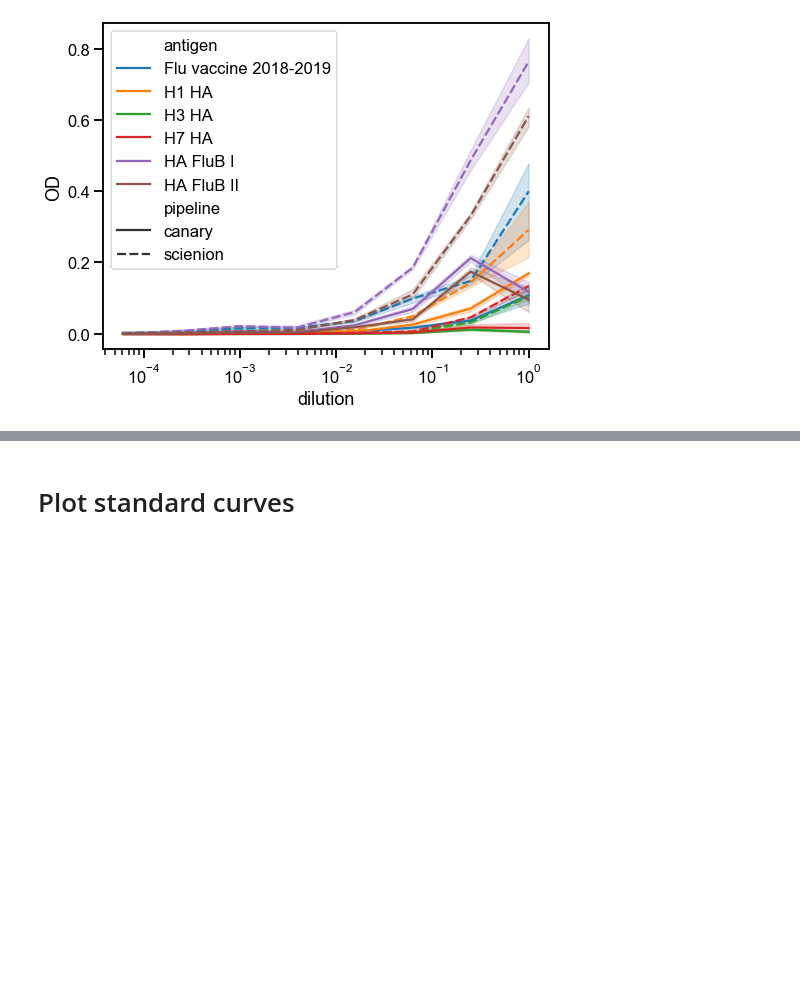
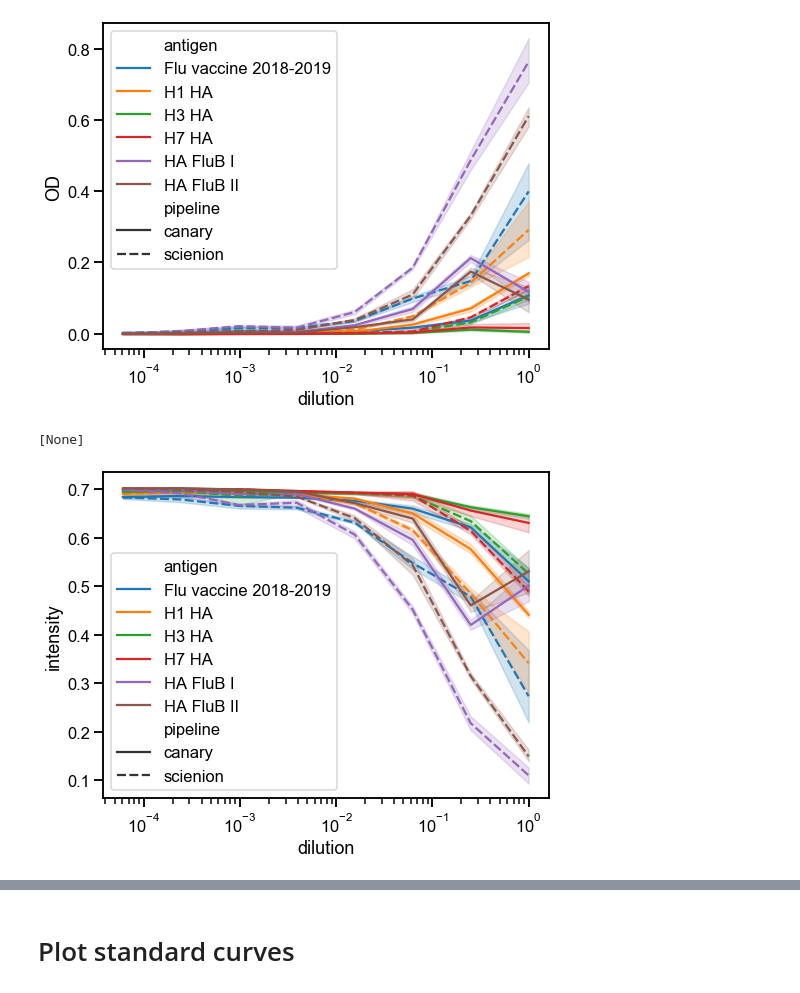
Before and after one commit to mehta-lab/multiSero, a Jupyter notebook: notebooks_interpretation/20200330_March25_flutasteplate_1/FluPlateInterpretationV4_smg.ipynb, the cells around one changed output, grey strips where cells are left out. Saved outputs shown, nothing was run; the diff lists cells and outputs as text; code cells hidden in the pictures; blank space fills up the shorter version.

```diff
--- a/notebooks_interpretation/20200330_March25_flutasteplate_1/FluPlateInterpretationV4_smg.ipynb
+++ b/notebooks_interpretation/20200330_March25_flutasteplate_1/FluPlateInterpretationV4_smg.ipynb
@@ -383,3 +362,13 @@ ax1.set(xscale="log")
 # %% [output]
 [None]
 [figure]
+# %%
+serum = 'HumanReferencePlasma'
+sub_df = canary_df[(canary_df['serum']==serum)]
+plt.figure(figsize =(8, 6))
+ax1 = sns.lineplot(x="dilution", y="intensity", hue='antigen', style= 'pipeline', data=sub_df)
+
+ax1.set(xscale="log")
+# %% [output]
+[None]
+[figure, added]
```
Also changed, not shown: parts of 7 cells of this notebook.
